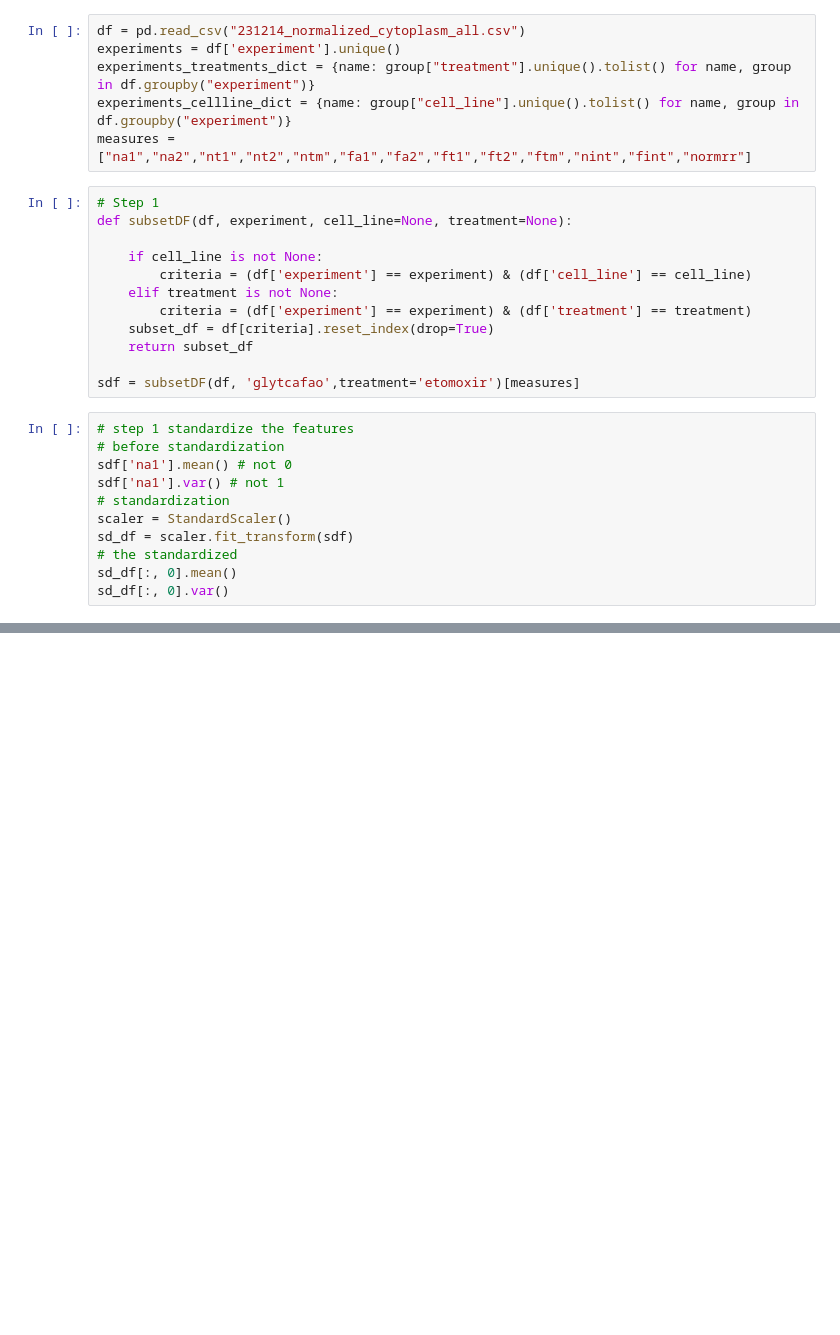
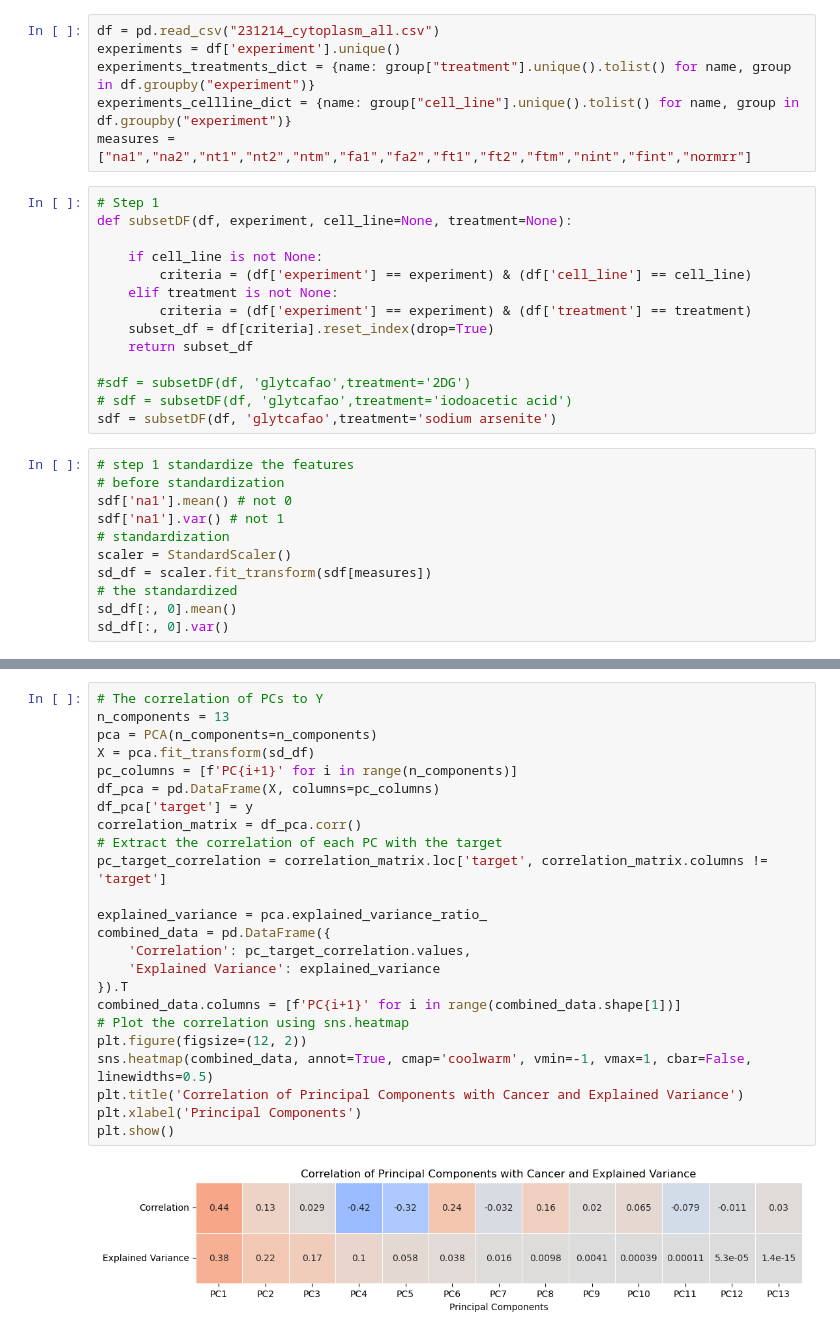
Before and after one commit to skalalab/dimension_reduction, a Jupyter notebook: redox_pca.ipynb, the cells around one changed output, grey strips where cells are left out. Cells and saved outputs as stored; diff of their text form; blank space fills up the shorter version.

```diff
--- a/redox_pca.ipynb
+++ b/redox_pca.ipynb
@@ -8,5 +10,5 @@ from matplotlib import pyplot as plt
 # %%
-df = pd.read_csv("231214_normalized_cytoplasm_all.csv")
+df = pd.read_csv("231214_cytoplasm_all.csv")
 experiments = df['experiment'].unique()
 experiments_treatments_dict = {name: group["treatment"].unique().tolist() for name, group in df.groupby("experiment")}
 experiments_cellline_dict = {name: group["cell_line"].unique().tolist() for name, group in df.groupby("experiment")}
@@ -22,7 +24,9 @@ def subsetDF(df, experiment, cell_line=None, treatment=None):
     subset_df = df[criteria].reset_index(drop=True)
     return subset_df
 
-sdf = subsetDF(df, 'glytcafao',treatment='etomoxir')[measures]
+#sdf = subsetDF(df, 'glytcafao',treatment='2DG')
+# sdf = subsetDF(df, 'glytcafao',treatment='iodoacetic acid')
+sdf = subsetDF(df, 'glytcafao',treatment='sodium arsenite')
 # %%
 # step 1 standardize the features
 # before standardization
@@ -30,7 +34,7 @@ sdf['na1'].mean() # not 0
 sdf['na1'].var() # not 1
 # standardization
 scaler = StandardScaler()
-sd_df = scaler.fit_transform(sdf)
+sd_df = scaler.fit_transform(sdf[measures])
 # the standardized
 sd_df[:, 0].mean()
 sd_df[:, 0].var()
@@ -48,0 +160,26 @@ plt.show()
+# %%
+# The correlation of PCs to Y
+n_components = 13
+pca = PCA(n_components=n_components)
+X = pca.fit_transform(sd_df)
+pc_columns = [f'PC{i+1}' for i in range(n_components)]
+df_pca = pd.DataFrame(X, columns=pc_columns)
+df_pca['target'] = y
+correlation_matrix = df_pca.corr()
+# Extract the correlation of each PC with the target
+pc_target_correlation = correlation_matrix.loc['target', correlation_matrix.columns != 'target']
+
+explained_variance = pca.explained_variance_ratio_
+combined_data = pd.DataFrame({
+    'Correlation': pc_target_correlation.values,
+    'Explained Variance': explained_variance
+}).T
+combined_data.columns = [f'PC{i+1}' for i in range(combined_data.shape[1])]
+# Plot the correlation using sns.heatmap
+plt.figure(figsize=(12, 2))
+sns.heatmap(combined_data, annot=True, cmap='coolwarm', vmin=-1, vmax=1, cbar=False, linewidths=0.5)
+plt.title('Correlation of Principal Components with Cancer and Explained Variance')
+plt.xlabel('Principal Components')
+plt.show()
+# %% [output]
+[figure, added]
```
Also changed, not shown: parts of 9 cells of this notebook, 2 other files.
